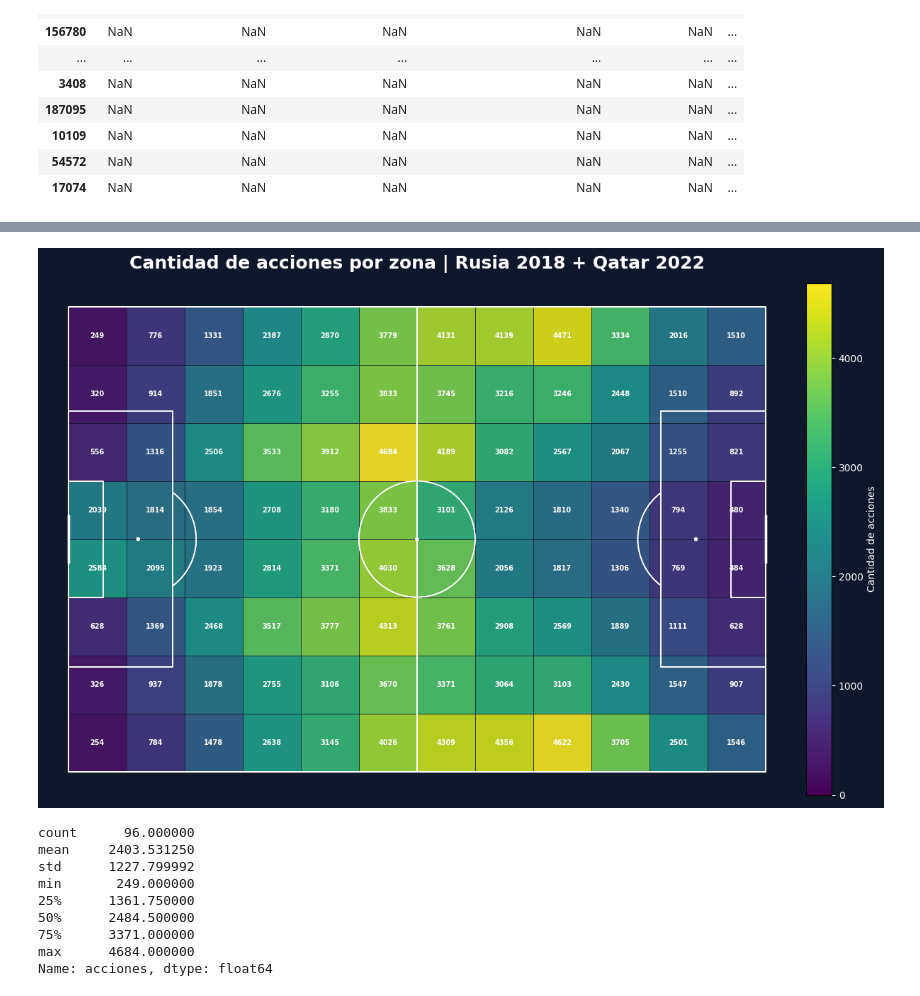
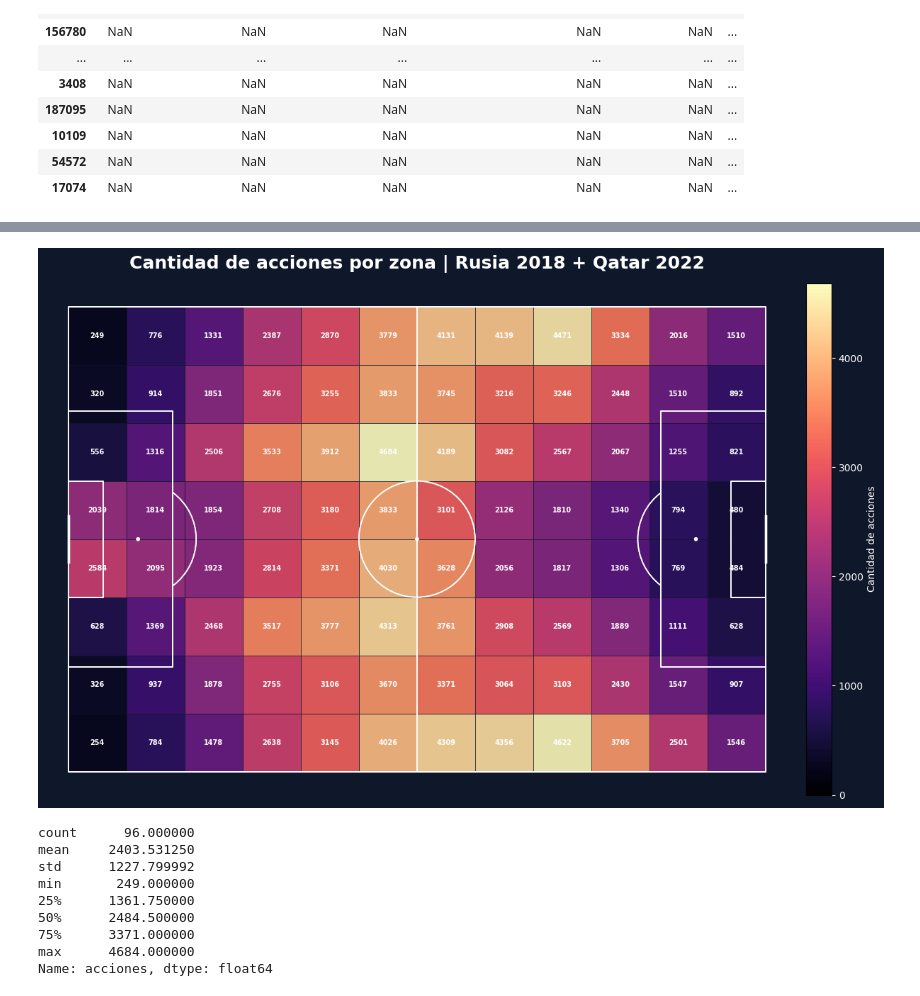
Before and after one commit to malcolmdpc/patrones-lab, a Jupyter notebook: 2026-04_futbol-statsbomb/notebooks/01_xT_peligro_esperado.ipynb, the cells around one changed output, grey strips where cells are left out. Drawn from its saved outputs; the diff is of its cells as text; code cells hidden in the pictures.

```diff
--- a/2026-04_futbol-statsbomb/notebooks/01_xT_peligro_esperado.ipynb
+++ b/2026-04_futbol-statsbomb/notebooks/01_xT_peligro_esperado.ipynb
@@ -909,7 +779,7 @@ valor_minimo = 0
 valor_maximo = df_mapa[columna_valor].max()
 
 norma = Normalize(vmin=valor_minimo, vmax=valor_maximo)
-mapa_colores = cm.get_cmap("viridis")
+mapa_colores = cm.get_cmap("magma")
 
 cancha = Pitch(
     pitch_type="statsbomb",
@@ -949,34 +819,34 @@ for i in range(len(df_mapa)):
         x_inicio + 5,
         y_inicio + 5,
         int(acciones),
         ha="center",
         va="center",
         color="white",
         fontsize=7,
         fontweight="bold"
     )
 
 cancha.draw(ax=ax)
 
 ax.set_title(
     "Cantidad de acciones por zona | Rusia 2018 + Qatar 2022",
     color="white",
     fontsize=18,
     pad=15,
     fontweight="bold"
 )
 
 sm = cm.ScalarMappable(cmap=mapa_colores, norm=norma)
 sm.set_array([])
 
 cbar = plt.colorbar(sm, ax=ax, fraction=0.035, pad=0.02)
 cbar.set_label("Cantidad de acciones", color="white")
 cbar.ax.yaxis.set_tick_params(color="white")
 plt.setp(cbar.ax.get_yticklabels(), color="white")
 
 plt.show()
 # %% [output]
-[figure, old version]
+[figure, new version]
 # %%
 df_valor_zonas["acciones"].describe()
 # %% [output]
```
Also changed, not shown: parts of 73 cells of this notebook.
